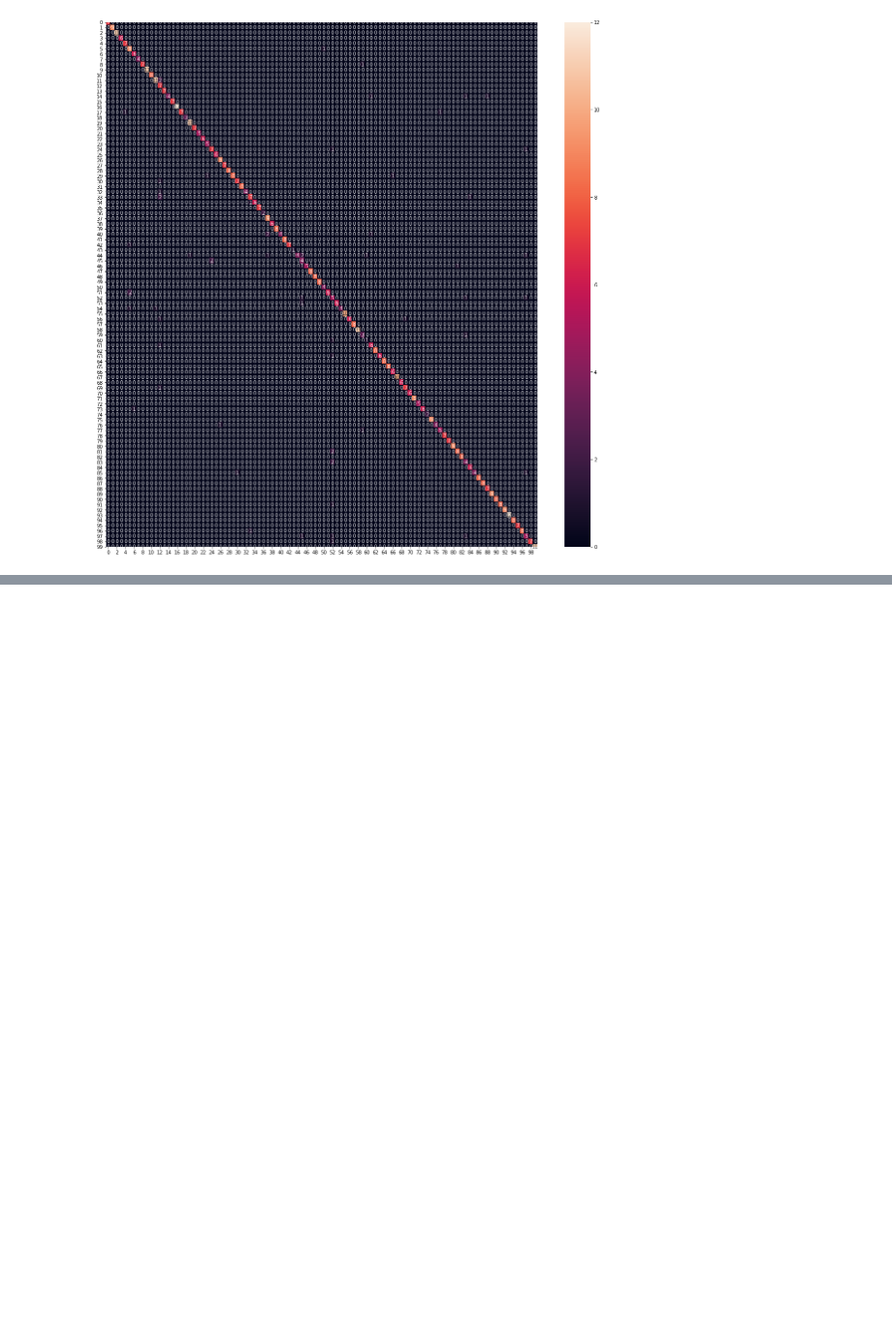
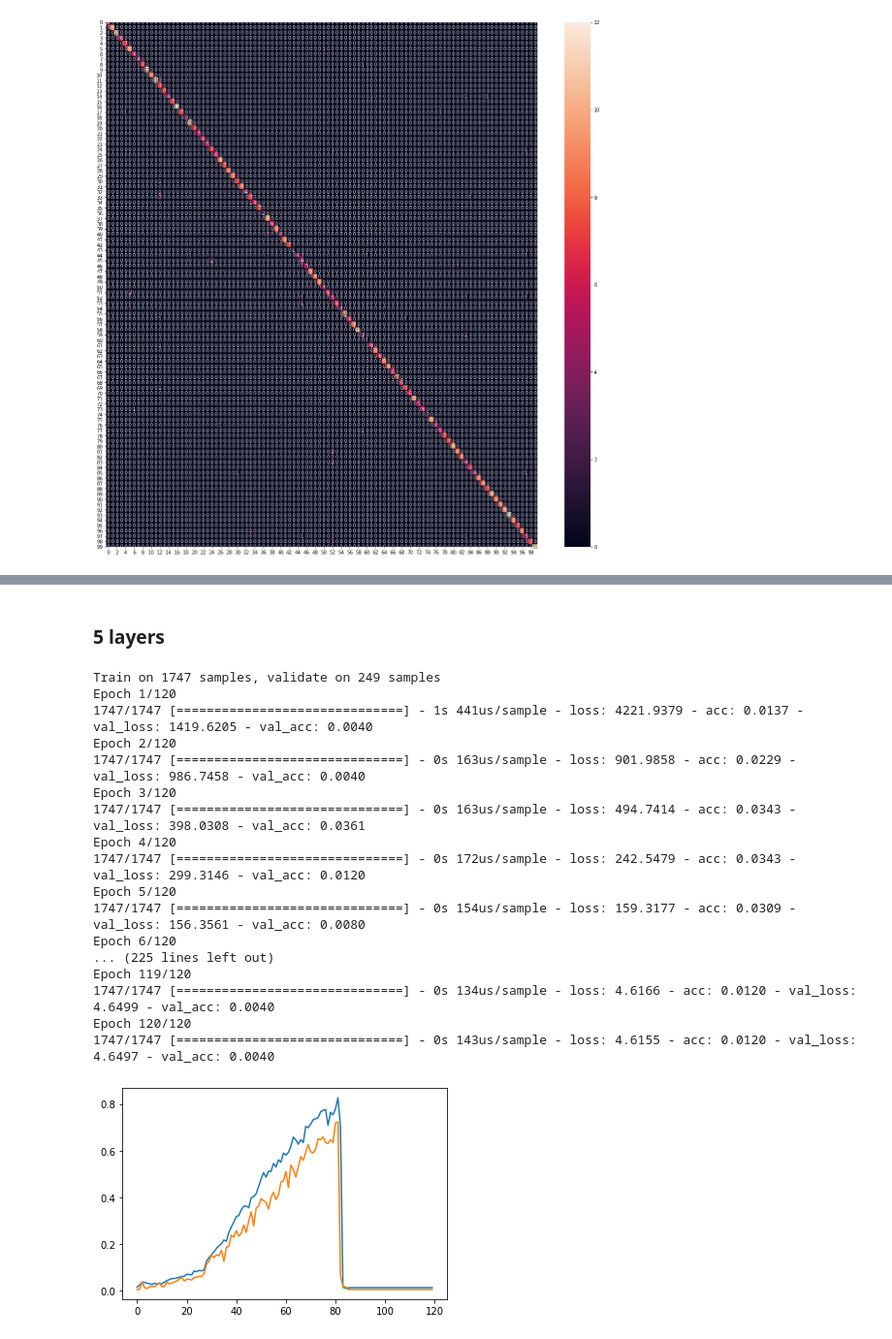
Before and after one commit to k-pratyush/online-signature-verification, a Jupyter notebook: Sign_clean.ipynb, the cells around one changed output, grey strips where cells are left out. Shown at 97% size. Saved outputs shown, nothing was run; the diff lists cells and outputs as text; code cells hidden in the pictures; blank space fills up the shorter version.

```diff
--- a/Sign_clean.ipynb
+++ b/Sign_clean.ipynb
@@ -308,0 +387,41 @@ plt.show()
+# %% [markdown]
+### 5 layers
+# %%
+def get_compiled_model_1():
+    model = tf.keras.Sequential([
+    tf.keras.layers.Dense(350, activation='relu'),
+    tf.keras.layers.Dense(250, activation='relu'),
+    #tf.keras.layers.Dense(200, activation='relu'),
+    tf.keras.layers.Dense(150, activation='relu'),
+    tf.keras.layers.Dense(125,activation = 'relu'),
+    tf.keras.layers.Dense(100,activation = 'softmax')
+  ])
+
+    model.compile(optimizer=tf.keras.optimizers.Adam(
+    learning_rate=0.001),loss=tf.keras.losses.SparseCategoricalCrossentropy(from_logits=False),
+    metrics=['accuracy'])
+    return model
+model_1 = get_compiled_model_1()
+historty = model_1.fit(x_train.values,y_train.values,epochs=120,validation_data=(x_test.values[:249], y_test.values[:249]))
+plt.plot(historty.history['acc'])
+plt.plot(historty.history['val_acc'])
+plt.show()
+# %% [output]
+Train on 1747 samples, validate on 249 samples
+Epoch 1/120
+1747/1747 [==============================] - 1s 441us/sample - loss: 4221.9379 - acc: 0.0137 - val_loss: 1419.6205 - val_acc: 0.0040
+Epoch 2/120
+1747/1747 [==============================] - 0s 163us/sample - loss: 901.9858 - acc: 0.0229 - val_loss: 986.7458 - val_acc: 0.0040
+Epoch 3/120
+1747/1747 [==============================] - 0s 163us/sample - loss: 494.7414 - acc: 0.0343 - val_loss: 398.0308 - val_acc: 0.0361
+Epoch 4/120
+1747/1747 [==============================] - 0s 172us/sample - loss: 242.5479 - acc: 0.0343 - val_loss: 299.3146 - val_acc: 0.0120
+Epoch 5/120
+1747/1747 [==============================] - 0s 154us/sample - loss: 159.3177 - acc: 0.0309 - val_loss: 156.3561 - val_acc: 0.0080
+Epoch 6/120
+... (225 lines left out)
+Epoch 119/120
+1747/1747 [==============================] - 0s 134us/sample - loss: 4.6166 - acc: 0.0120 - val_loss: 4.6499 - val_acc: 0.0040
+Epoch 120/120
+1747/1747 [==============================] - 0s 143us/sample - loss: 4.6155 - acc: 0.0120 - val_loss: 4.6497 - val_acc: 0.0040
+[figure, added]
```
Also changed, not shown: parts of 60 cells of this notebook, 1 other file.
